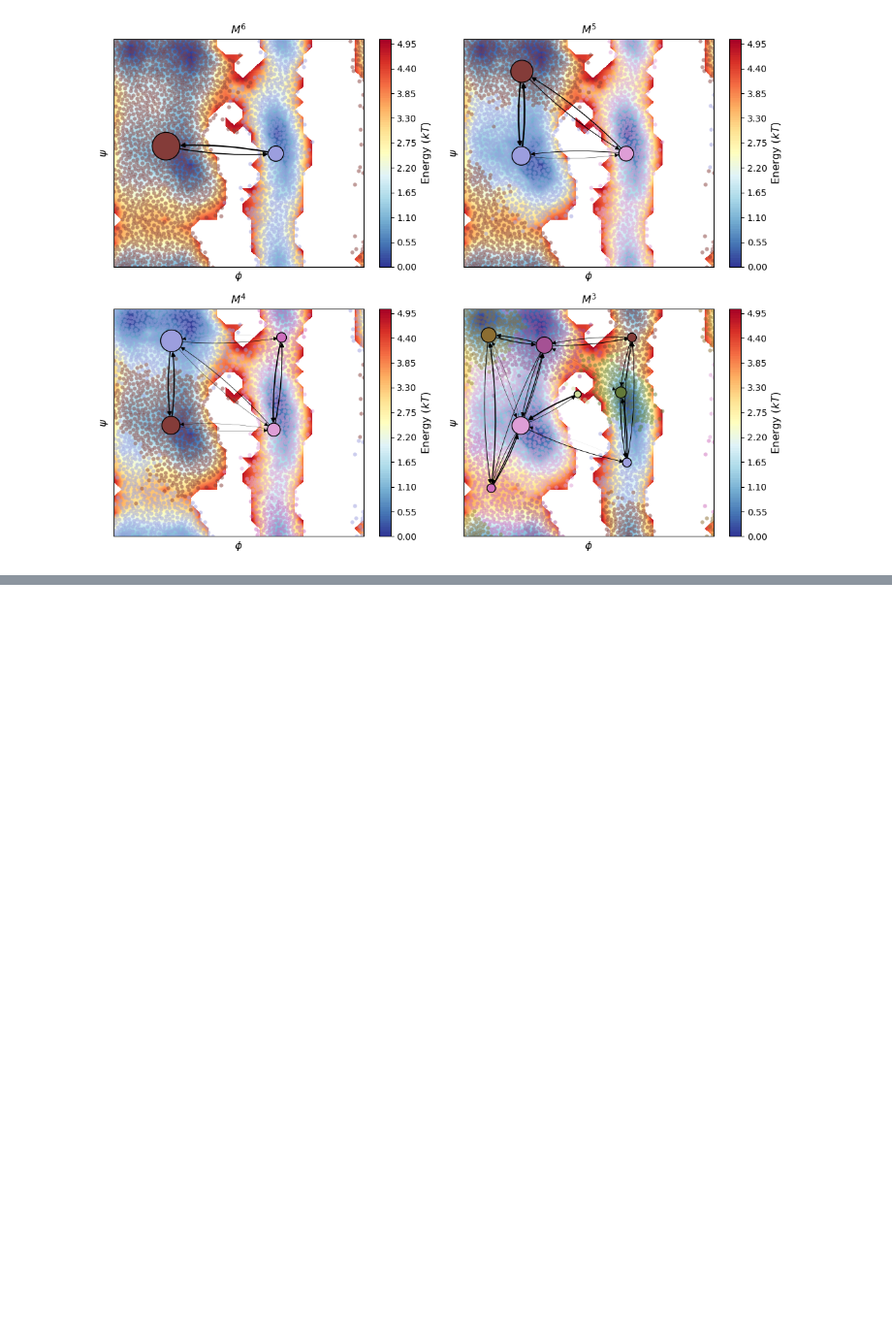
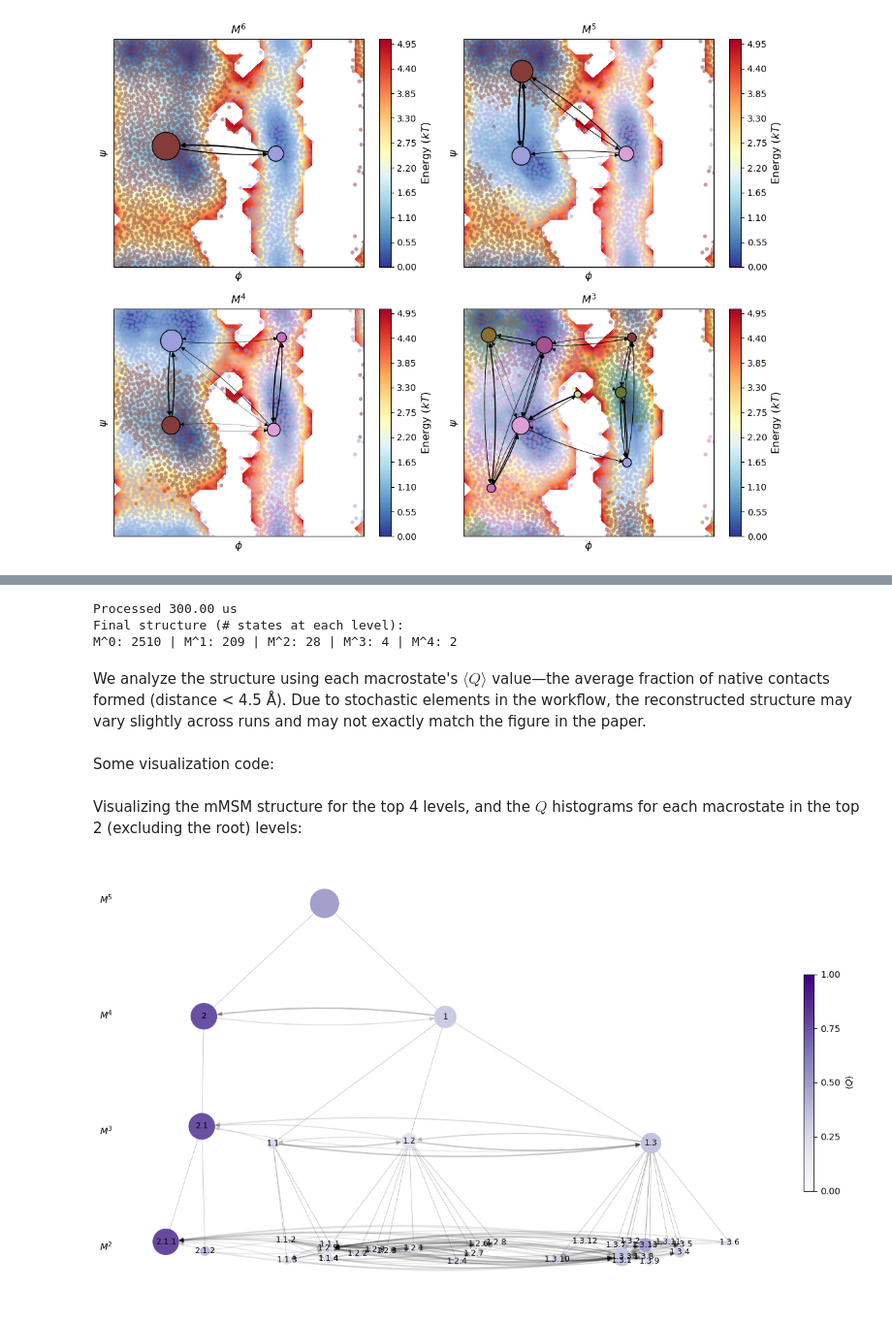
Before and after one commit to ravehlab/mMSM, a Jupyter notebook: tutorial.ipynb, the cells around one changed output, grey strips where cells are left out. Shown at 97% size. Saved outputs shown, nothing was run; the diff lists cells and outputs as text; code cells hidden in the pictures; blank space fills up the shorter version.

```diff
--- a/tutorial.ipynb
+++ b/tutorial.ipynb
@@ -355,0 +365,47 @@ plot_last_four_levels(adp_mmsm)
+# %%
+from implementations.hp35.hp35_sim import HP35SamplerPreexisting
+from implementations.hp35.hp35_discretizer import HP35DiscretizerPreexisting
+
+PATH_TRAJ = "/PATH/TO/hp35.mindists2"  # Path to the trajectory file
+
+# We standardize and reduce dimensionality using PCA; to streamline the demo, the output is simply loaded here
+HP35DiscretizerPreexisting.PATH_MEANS = "./implementations/hp35/runfiles/means.npy"
+HP35DiscretizerPreexisting.PATH_STDS = "./implementations/hp35/runfiles/stds.npy"
+HP35DiscretizerPreexisting.PATH_PCS = "./implementations/hp35/runfiles/pcs10.npy"
+
+# A "dummy" initial state to fit the mMSM-explore interface; no actual simulation is performed
+PATH_XINIT = "./implementations/hp35/runfiles/dummy_start_state.npy"
+# %%
+# The "sampler" simply wraps the preprocessed trajectory, and outputs it in consecutive chunks as
+hp35_sampler = HP35SamplerPreexisting(dihs_traj_path=PATH_TRAJ)
+
+hp35_discretizer = HP35DiscretizerPreexisting(cutoff=3.5, representative_sample_size=100000, pca=True)
+hp35_cnfg = mMSMConfig(n_trajectories=1, trajectory_len=10**5, max_height=-1, partition_diameter_threshold=8,
+                  count_stride=500, adaptive_sampling=False)
+
+hp35_mmsm = SelfExpandingMultiscaleMSM(hp35_sampler, hp35_discretizer, x_init=np.load(PATH_XINIT), config=hp35_cnfg)
+# %%
+n_batches = 15
+
+for i in range(n_batches):
+    hp35_mmsm.expand(max_batches=1)
+    print(f"\rProcessed {hp35_mmsm._sampler.total_simulation_time * 1e-6:.2f} us", end="")
+print("\nFinal structure (# states at each level):")
+print(" | ".join([f"M^{h}: {len(hp35_mmsm.tree.get_level(h))}" for h in range(hp35_mmsm.tree.height)]))
+# %% [output]
+Processed 300.00 us
+Final structure (# states at each level):
+M^0: 2510 | M^1: 209 | M^2: 28 | M^3: 4 | M^4: 2
+# %% [markdown]
+We analyze the structure using each macrostate's $\langle Q\rangle$ value—the average fraction of native contacts formed (distance < 4.5 Å). Due to stochastic elements in the workflow, the reconstructed structure may vary slightly across runs and may not exactly match the figure in the paper.
+# %%
+# Calculate the Q values for each macrostate in the tree
+qs = dict()
+for macrostate in hp35_mmsm.tree.vertices:
+    microstates_ids = list(hp35_mmsm.tree.get_microstates(macrostate))
+    reps = np.concatenate([np.vstack([arr.copy()
+                                                  for arr in hp35_mmsm.discretizer._representatives[microstate]])
+                                       for microstate in microstates_ids], axis=0)
+    qs[macrostate] =  np.mean(reps < 0.45, axis=1)
+# %% [markdown]
+Some visualization code:
@@ -355,0 +570,6 @@ plot_last_four_levels(adp_mmsm)
+# %% [markdown]
+Visualizing the mMSM structure for the top 4 levels, and the $Q$ histograms for each macrostate in the top 2 (excluding the root) levels:
+# %%
+graph_hp35(hp35_mmsm, labels=labels, qs=qs, show_last=4, p_thresh=0.025)
+# %% [output]
+[figure, added]
```
Also changed, not shown: parts of 4 cells of this notebook, 4 other files.
